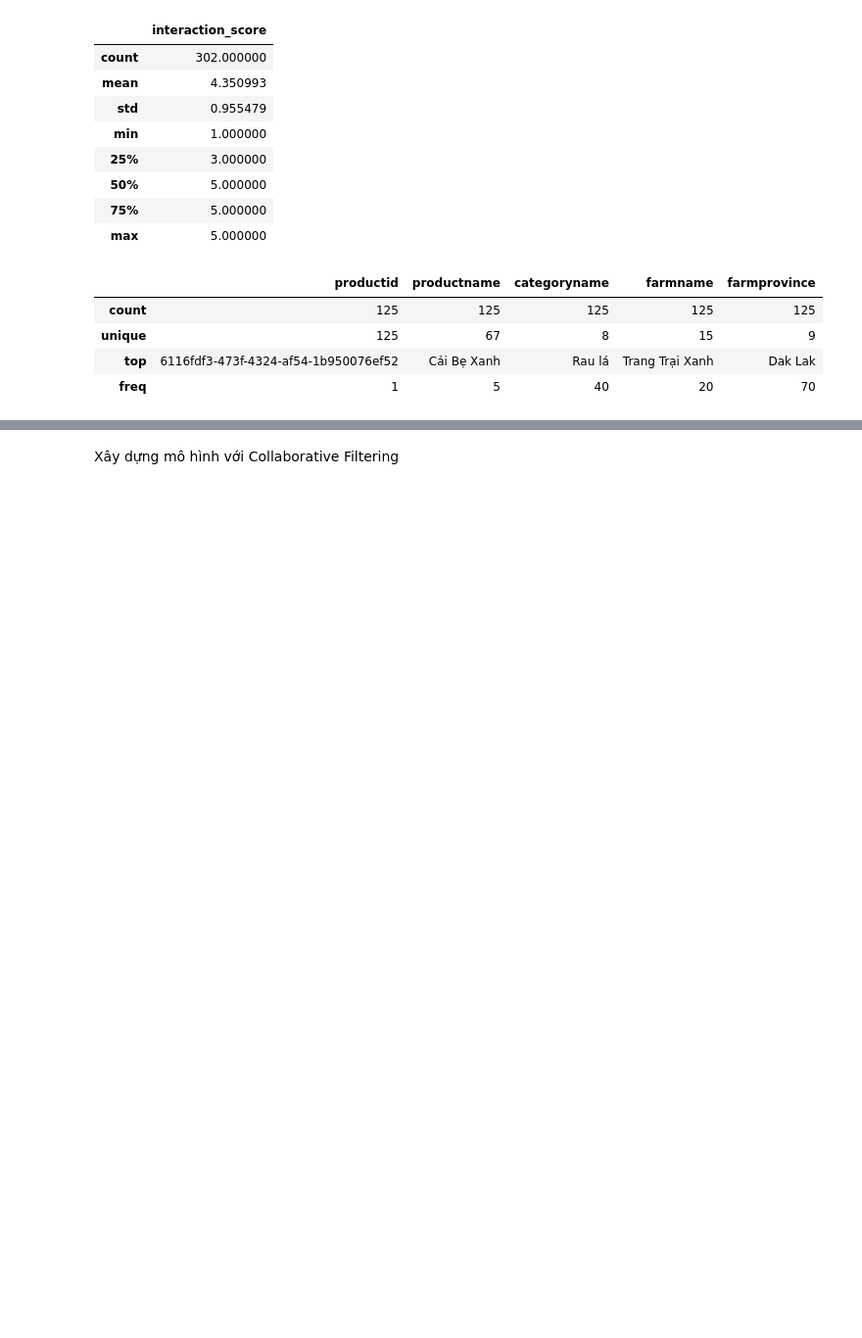
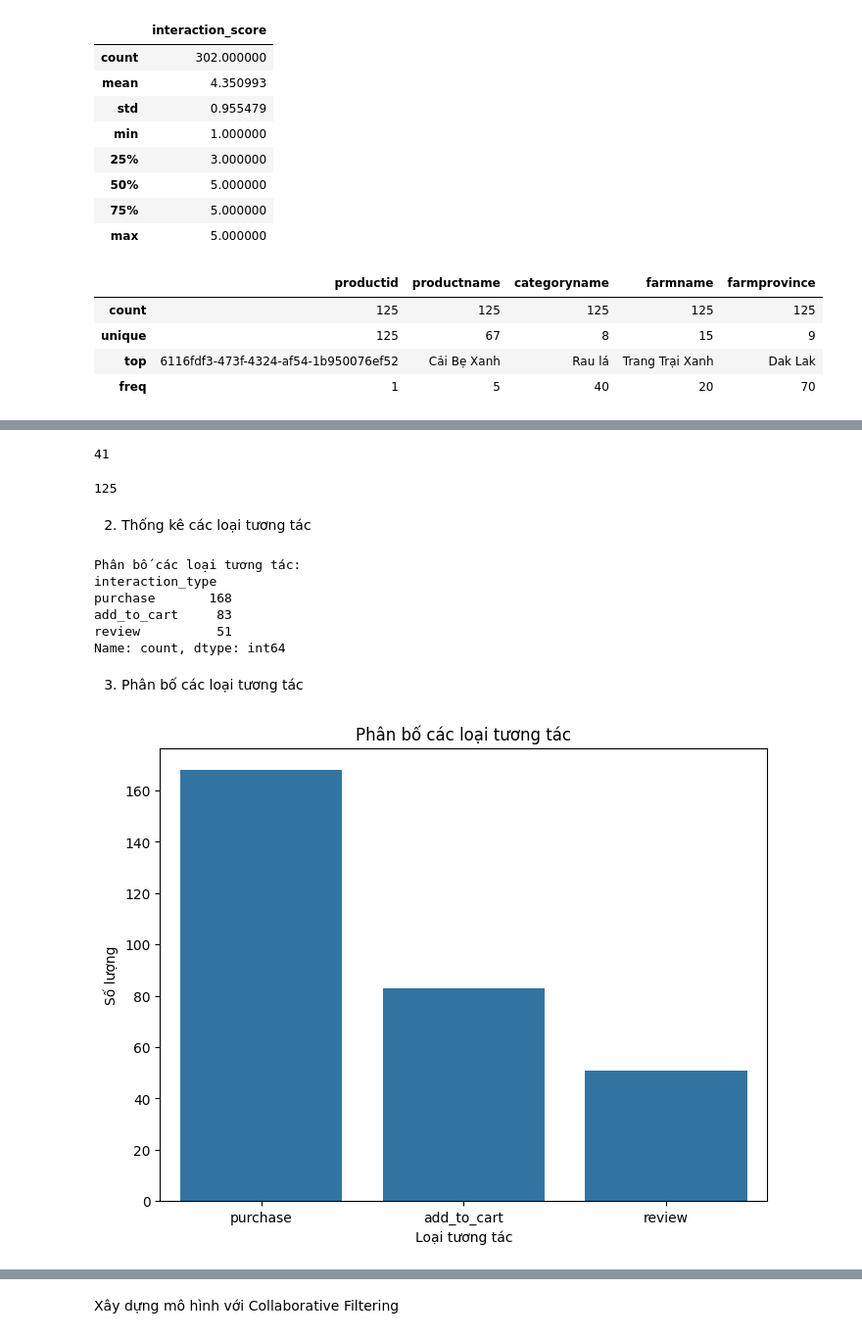
Before and after one commit to tiking7202/DATN_NONGSAN, a Jupyter notebook: recommendation-system/recommendation..ipynb, the cells around one changed output, grey strips where cells are left out. Shown at 98% size. Drawn from its saved outputs; the diff is of its cells as text; code cells hidden in the pictures; blank space fills up the shorter version.

```diff
--- a/recommendation-system/recommendation..ipynb
+++ b/recommendation-system/recommendation..ipynb
@@ -128,0 +178,3 @@ product_content_df.describe()
+# %%
+# Loại bỏ các bản ghi có interaction_score không nằm trong khoảng 0-5
+user_item_df = user_item_df[user_item_df['interaction_score'].between(1, 5)]
@@ -128,0 +190,34 @@ product_content_df.describe()
+# %%
+num_users = user_item_df['userid'].nunique()
+num_users
+# %% [output]
+41
+# %%
+num_products = product_content_df['productid'].nunique()
+num_products
+# %% [output]
+125
+# %% [markdown]
+2. Thống kê các loại tương tác
+# %%
+interaction_types = user_item_df['interaction_type'].value_counts()
+print("\nPhân bố các loại tương tác:")
+print(interaction_types)
+# %% [output]
+Phân bố các loại tương tác:
+interaction_type
+purchase       168
+add_to_cart     83
+review          51
+Name: count, dtype: int64
+# %% [markdown]
+3. Phân bố các loại tương tác
+# %%
+plt.figure(figsize=(8,6))
+sns.countplot(x='interaction_type', data=user_item_df)
+plt.title('Phân bố các loại tương tác')
+plt.xlabel('Loại tương tác')
+plt.ylabel('Số lượng')
+plt.show()
+# %% [output]
+[figure, added]
```
Also changed, not shown: parts of 36 cells of this notebook, 13 other files.
